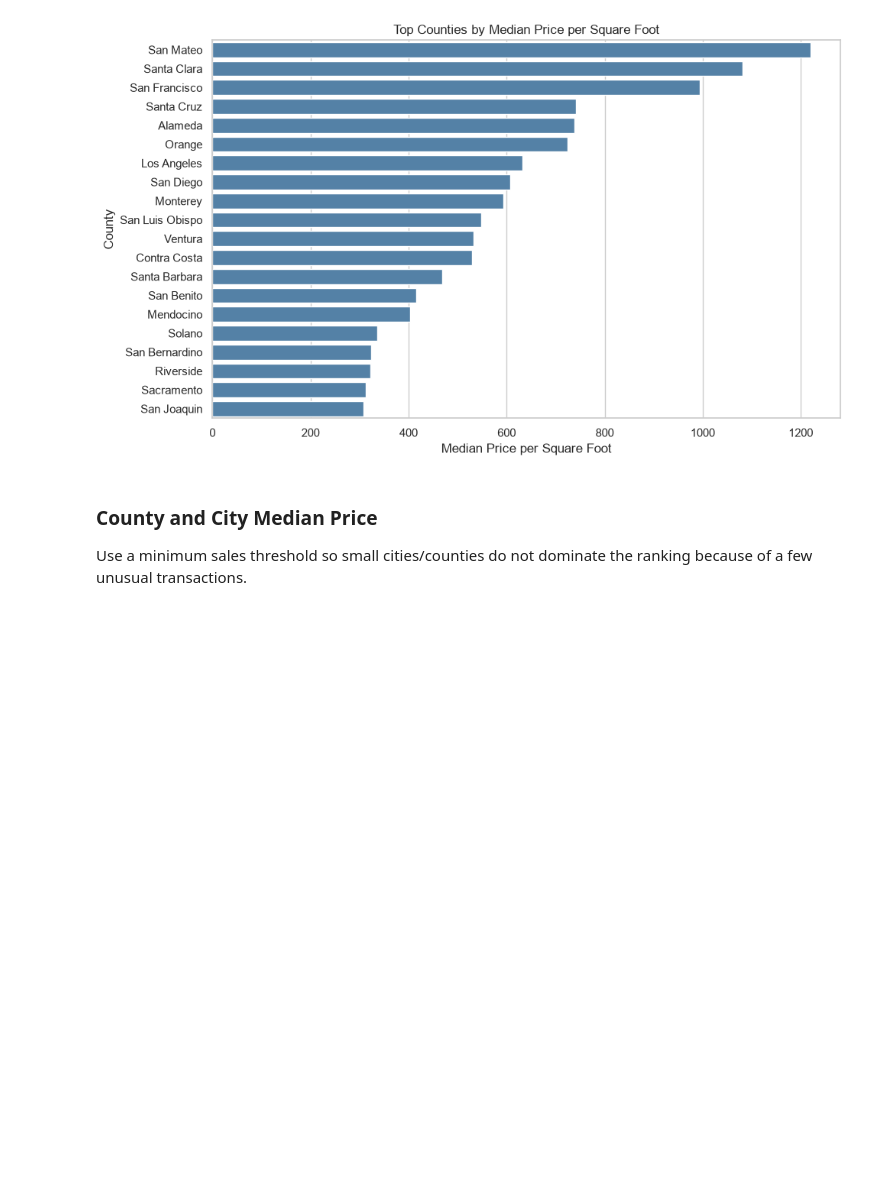
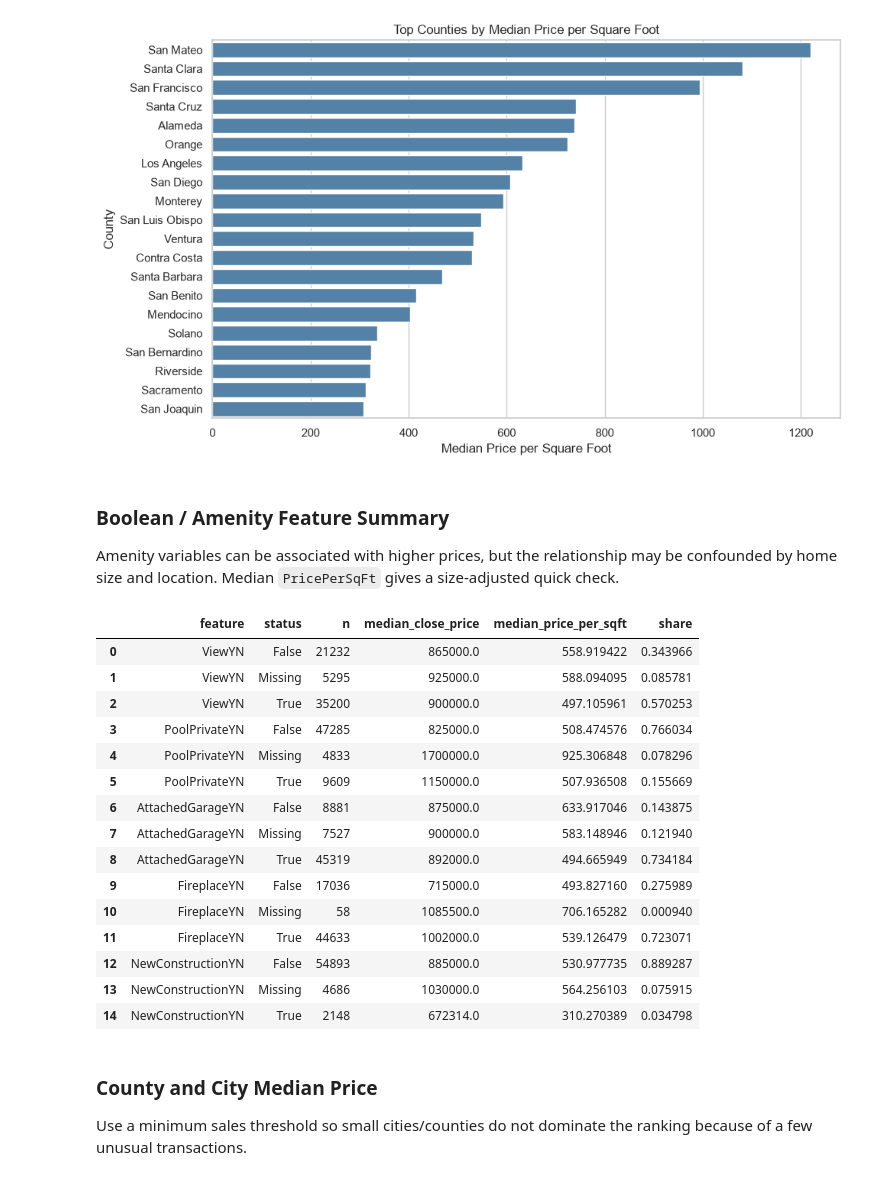
Before and after one commit to syp4137/idx-california-price-prediction, a Jupyter notebook: notebooks/01_exploration.ipynb, the cells around one changed output. Saved outputs shown, nothing was run; the diff lists cells and outputs as text; code cells hidden in the pictures; blank space fills up the shorter version.

```diff
--- a/notebooks/01_exploration.ipynb
+++ b/notebooks/01_exploration.ipynb
@@ -1258,6 +1298,78 @@ plt.show()
 | Sacramento | 152 | 313.110739 | 474995.0 |
 | San Joaquin | 311 | 308.159722 | 635000.0 |
 [figure]
+# %% [markdown]
+### Boolean / Amenity Feature Summary
+
+Amenity variables can be associated with higher prices, but the relationship may be confounded by home size and location. Median `PricePerSqFt` gives a size-adjusted quick check.
+# %%
+# Compact summary for boolean / amenity features.
+# This checks both median ClosePrice and median PricePerSqFt by True/False/Missing status.
+if "PricePerSqFt" not in df.columns:
+    df["PricePerSqFt"] = np.where(
+        (df["ClosePrice"] > 0) & (df["LivingArea"] > 0),
+        df["ClosePrice"] / df["LivingArea"],
+        np.nan,
+    )
+
+boolean_summary = []
+
+for col in boolean_cols:
+    if col not in df.columns:
+        continue
+
+    temp = df[[col, "ClosePrice", "PricePerSqFt"]].copy()
+
+    # Normalize common boolean encodings to True / False / Missing.
+    status = temp[col].astype("string").str.strip().str.lower()
+    temp["status"] = status.map(
+        {
+            "true": "True",
+            "false": "False",
+            "1": "True",
+            "0": "False",
+            "yes": "True",
+            "no": "False",
+            "y": "True",
+            "n": "False",
+        }
+    ).fillna("Missing")
+
+    summary = (
+        temp.groupby("status")
+        .agg(
+            n=("ClosePrice", "size"),
+            median_close_price=("ClosePrice", "median"),
+            median_price_per_sqft=("PricePerSqFt", "median"),
+        )
+        .reset_index()
+    )
+    summary["share"] = summary["n"] / summary["n"].sum()
+    summary.insert(0, "feature", col)
+    boolean_summary.append(summary)
+
+if boolean_summary:
+    boolean_summary_df = pd.concat(boolean_summary, ignore_index=True)
+    display(boolean_summary_df)
+else:
+    print("No boolean amenity columns are available.")
+# %% [output]
+|  | feature | status | n | median_close_price | median_price_per_sqft | share |
+| 0 | ViewYN | False | 21232 | 865000.0 | 558.919422 | 0.343966 |
+| 1 | ViewYN | Missing | 5295 | 925000.0 | 588.094095 | 0.085781 |
+| 2 | ViewYN | True | 35200 | 900000.0 | 497.105961 | 0.570253 |
+| 3 | PoolPrivateYN | False | 47285 | 825000.0 | 508.474576 | 0.766034 |
+| 4 | PoolPrivateYN | Missing | 4833 | 1700000.0 | 925.306848 | 0.078296 |
+| 5 | PoolPrivateYN | True | 9609 | 1150000.0 | 507.936508 | 0.155669 |
+| 6 | AttachedGarageYN | False | 8881 | 875000.0 | 633.917046 | 0.143875 |
+| 7 | AttachedGarageYN | Missing | 7527 | 900000.0 | 583.148946 | 0.121940 |
+| 8 | AttachedGarageYN | True | 45319 | 892000.0 | 494.665949 | 0.734184 |
+| 9 | FireplaceYN | False | 17036 | 715000.0 | 493.827160 | 0.275989 |
+| 10 | FireplaceYN | Missing | 58 | 1085500.0 | 706.165282 | 0.000940 |
+| 11 | FireplaceYN | True | 44633 | 1002000.0 | 539.126479 | 0.723071 |
+| 12 | NewConstructionYN | False | 54893 | 885000.0 | 530.977735 | 0.889287 |
+| 13 | NewConstructionYN | Missing | 4686 | 1030000.0 | 564.256103 | 0.075915 |
+| 14 | NewConstructionYN | True | 2148 | 672314.0 | 310.270389 | 0.034798 |
 # %% [markdown]
 ### County and City Median Price
 
```
Also changed, not shown: parts of 7 cells of this notebook, 1 other file.
